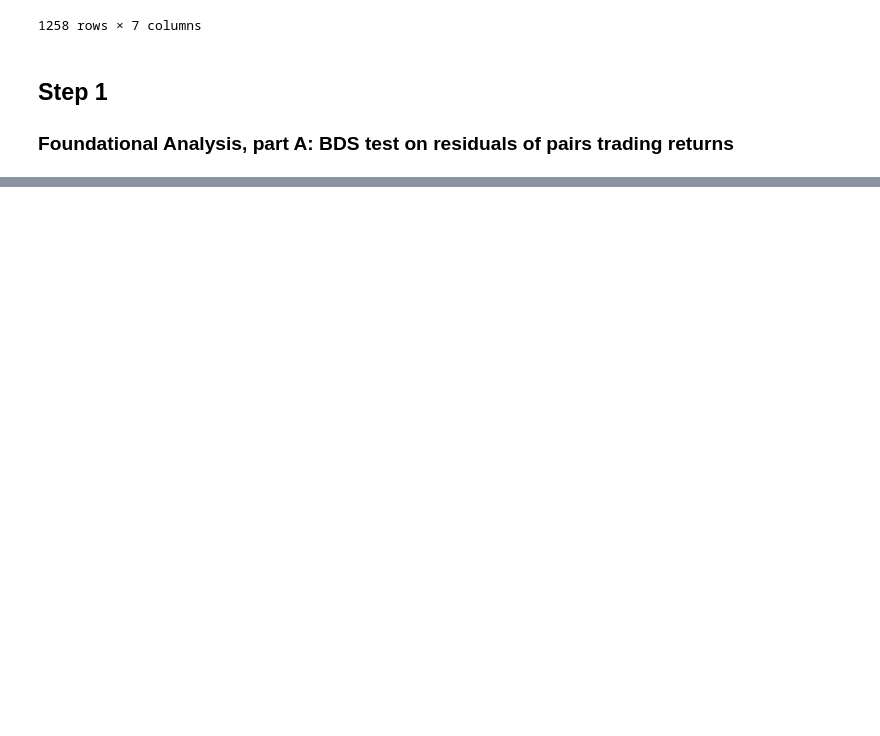
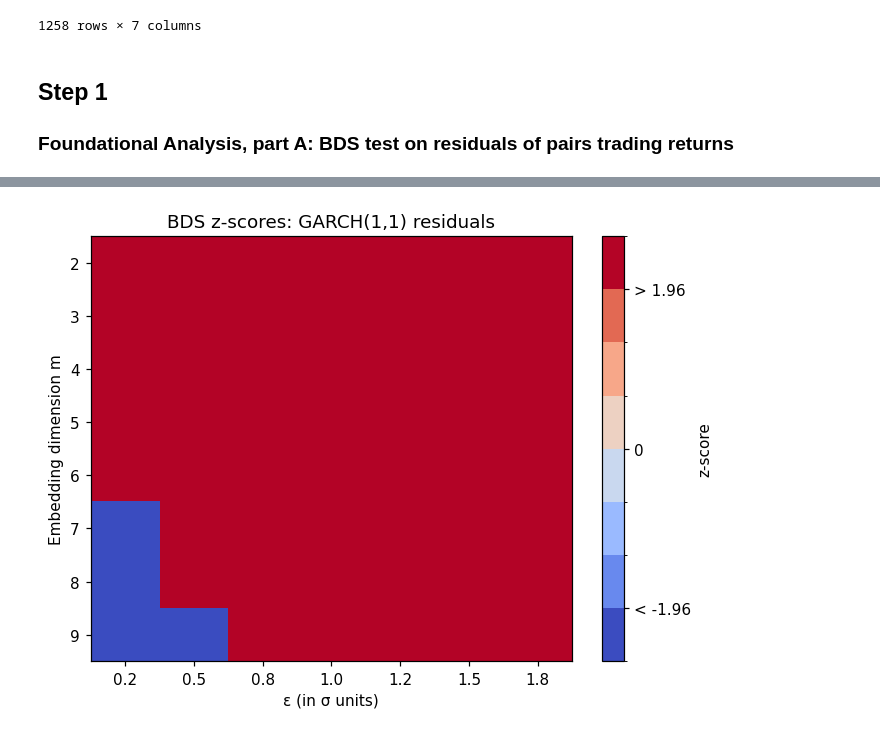
Before and after one commit to George-Creekbed/capstone_review, a Jupyter notebook: step1a.ipynb, the cells around one changed output, grey strips where cells are left out. Cells and saved outputs as stored; diff of their text form; code cells hidden in the pictures; blank space fills up the shorter version.

```diff
--- a/step1a.ipynb
+++ b/step1a.ipynb
@@ -47,0 +108,27 @@ rets
+# %%
+
+# Define the boundaries for the color normalization
+bounds = [-1000, -1.96,-1,-0.5,0,0.5,1, 1.96, 1000]
+# Create a custom colormap: red for < -1.96, green for [-1.96, 1.96], blue for > 1.96
+num_bounds = len(bounds)
+cmap = plt.cm.get_cmap('coolwarm', num_bounds - 1)
+norm = mcolors.BoundaryNorm(boundaries=bounds, ncolors=cmap.N, clip=True)
+
+# 2) Heat-map of z-scores for GARCH-filtered residuals
+plt.figure(dpi=110)
+plt.title("BDS z-scores: GARCH(1,1) residuals")
+plt.imshow(filt_piv, aspect="auto", cmap=cmap, norm=norm)
+plt.xticks(np.arange(len(filt_piv.columns)), filt_piv.columns)
+plt.yticks(np.arange(len(filt_piv.index)), filt_piv.index)
+plt.xlabel("ε (in σ units)")
+plt.ylabel("Embedding dimension m")
+
+cbar = plt.colorbar(label="z-score")
+# Add custom ticks to the colorbar to indicate the thresholds
+cbar.set_ticks([-1.96, 0, 1.96])
+cbar.set_ticklabels(['< -1.96', '0', '> 1.96'])
+
+plt.tight_layout()
+plt.show()
+# %% [output]
+[figure, added]
```
Also changed, not shown: parts of 18 cells of this notebook.
